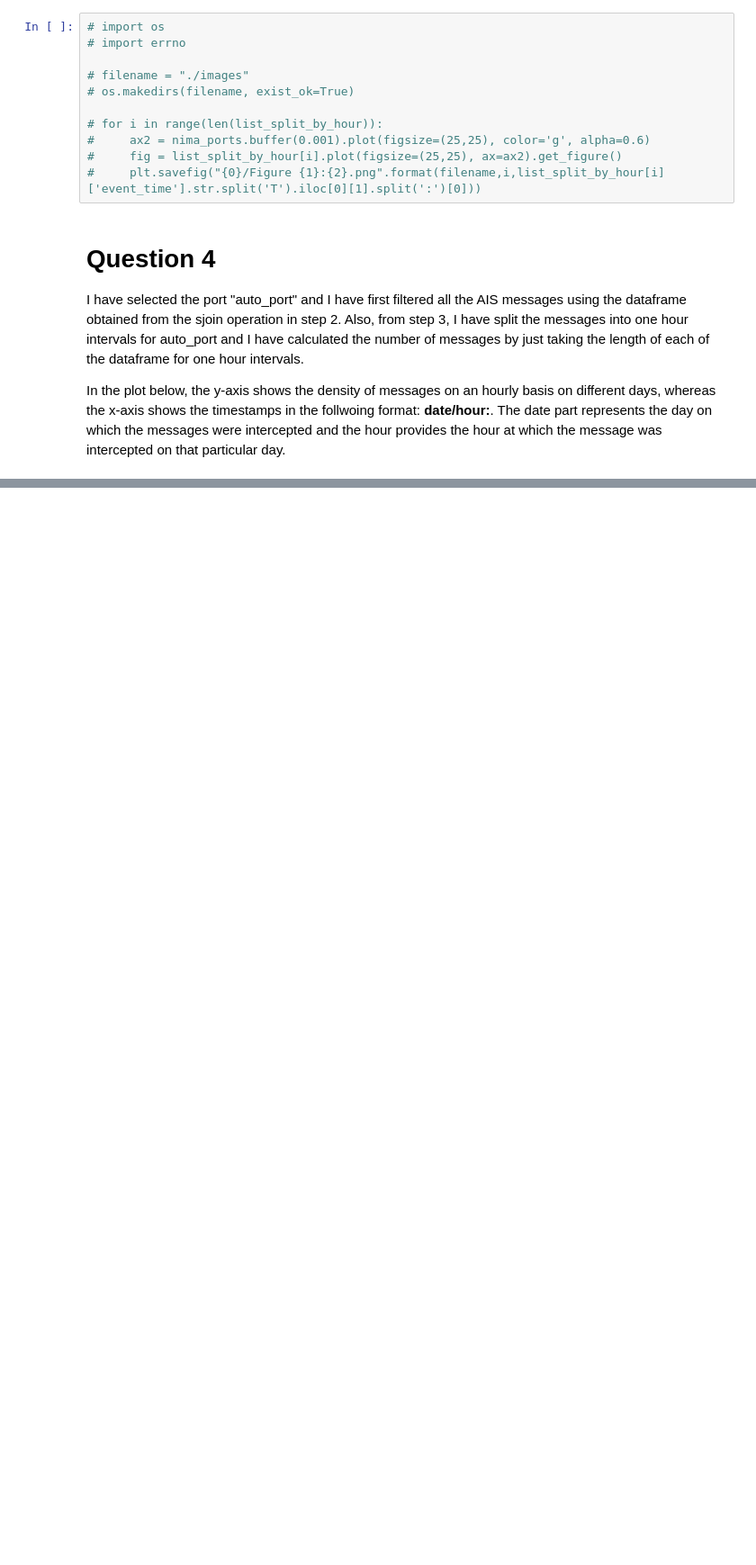
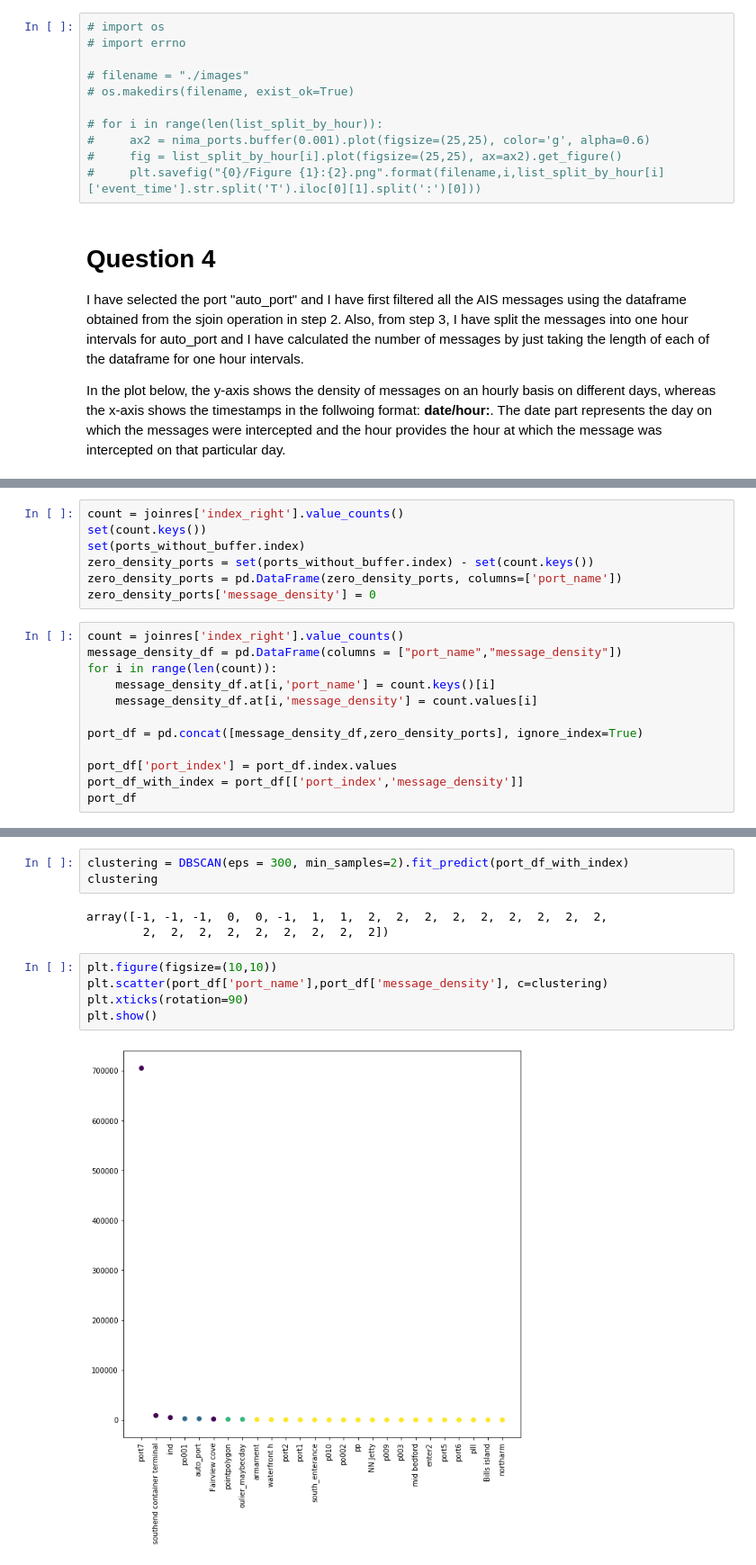
Before and after one commit to sudarshan19943/data_science_assignments, a Jupyter notebook: Assignment3/Assignment3.ipynb, the cells around one changed output, grey strips where cells are left out. Shown: that part at 90% size. Drawn from its saved outputs; the diff is of its cells as text; blank space fills up the shorter version.

```diff
--- a/Assignment3/Assignment3.ipynb
+++ b/Assignment3/Assignment3.ipynb
@@ -180,0 +185,19 @@ plt.show()
+# %%
+count = joinres['index_right'].value_counts()
+set(count.keys())
+set(ports_without_buffer.index)
+zero_density_ports = set(ports_without_buffer.index) - set(count.keys())
+zero_density_ports = pd.DataFrame(zero_density_ports, columns=['port_name'])
+zero_density_ports['message_density'] = 0
+# %%
+count = joinres['index_right'].value_counts()
+message_density_df = pd.DataFrame(columns = ["port_name","message_density"])
+for i in range(len(count)):
+    message_density_df.at[i,'port_name'] = count.keys()[i]
+    message_density_df.at[i,'message_density'] = count.values[i]
+
+port_df = pd.concat([message_density_df,zero_density_ports], ignore_index=True)
+
+port_df['port_index'] = port_df.index.values
+port_df_with_index = port_df[['port_index','message_density']]
+port_df
@@ -180,0 +222,13 @@ plt.show()
+# %%
+clustering = DBSCAN(eps = 300, min_samples=2).fit_predict(port_df_with_index)
+clustering
+# %% [output]
+array([-1, -1, -1,  0,  0, -1,  1,  1,  2,  2,  2,  2,  2,  2,  2,  2,  2,
+        2,  2,  2,  2,  2,  2,  2,  2,  2])
+# %%
+plt.figure(figsize=(10,10))
+plt.scatter(port_df['port_name'],port_df['message_density'], c=clustering)
+plt.xticks(rotation=90)
+plt.show()
+# %% [output]
+[figure, added]
```
Also changed, not shown: parts of 7 cells of this notebook, 7 other files.
